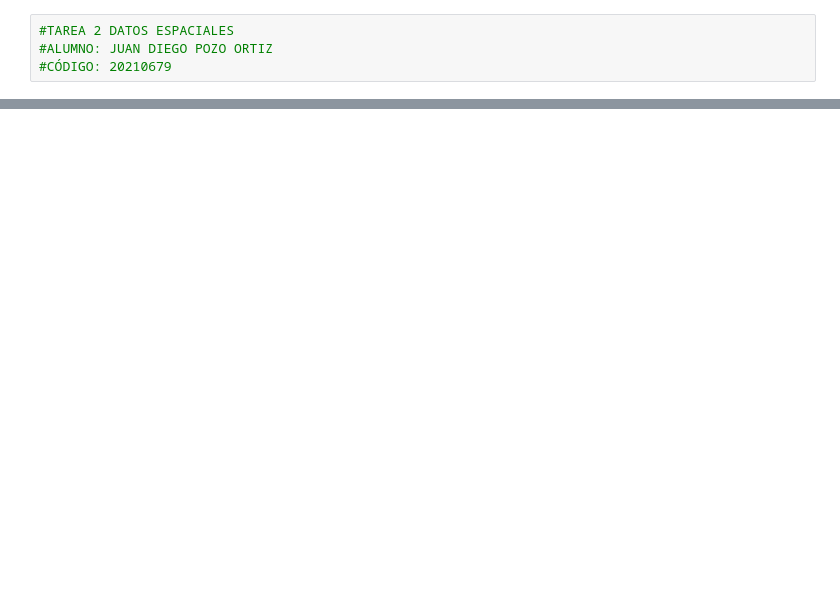
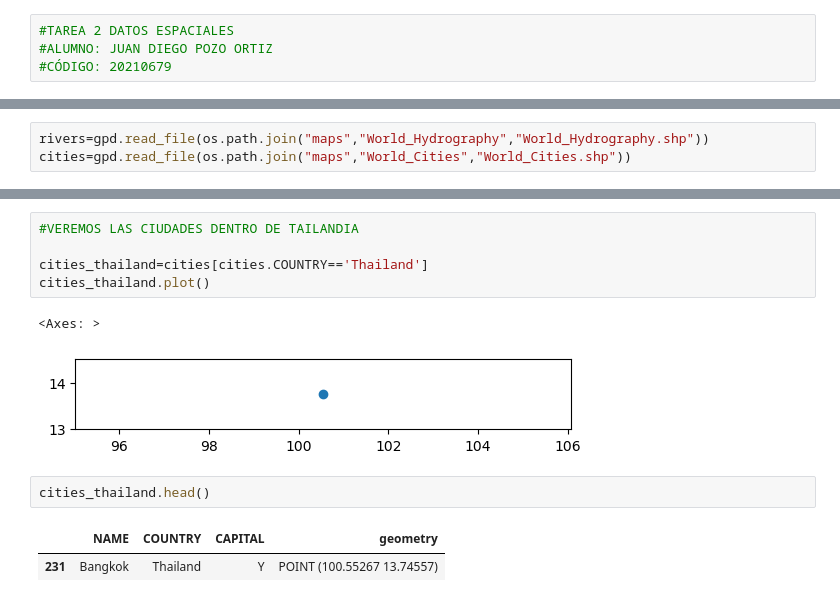
Before and after one commit to juandiegopozo-10/simpleplot, a Jupyter notebook: tarea_2_datosespaciales.ipynb, the cells around one changed output, grey strips where cells are left out. Cells and saved outputs as stored; diff of their text form; blank space fills up the shorter version.

```diff
--- a/tarea_2_datosespaciales.ipynb
+++ b/tarea_2_datosespaciales.ipynb
@@ -10,0 +21,3 @@ DriverError: maps\World_Countries\World_Countries.shp: No such file or directory
+# %%
+rivers=gpd.read_file(os.path.join("maps","World_Hydrography","World_Hydrography.shp"))
+cities=gpd.read_file(os.path.join("maps","World_Cities","World_Cities.shp"))
@@ -10,0 +40,13 @@ DriverError: maps\World_Countries\World_Countries.shp: No such file or directory
+# %%
+#VEREMOS LAS CIUDADES DENTRO DE TAILANDIA
+
+cities_thailand=cities[cities.COUNTRY=='Thailand']
+cities_thailand.plot()
+# %% [output]
+<Axes: >
+[figure, added]
+# %%
+cities_thailand.head()
+# %% [output]
+|  | NAME | COUNTRY | CAPITAL | geometry |
+| 231 | Bangkok | Thailand | Y | POINT (100.55267 13.74557) |
```
Also changed, not shown: parts of 21 cells of this notebook.
